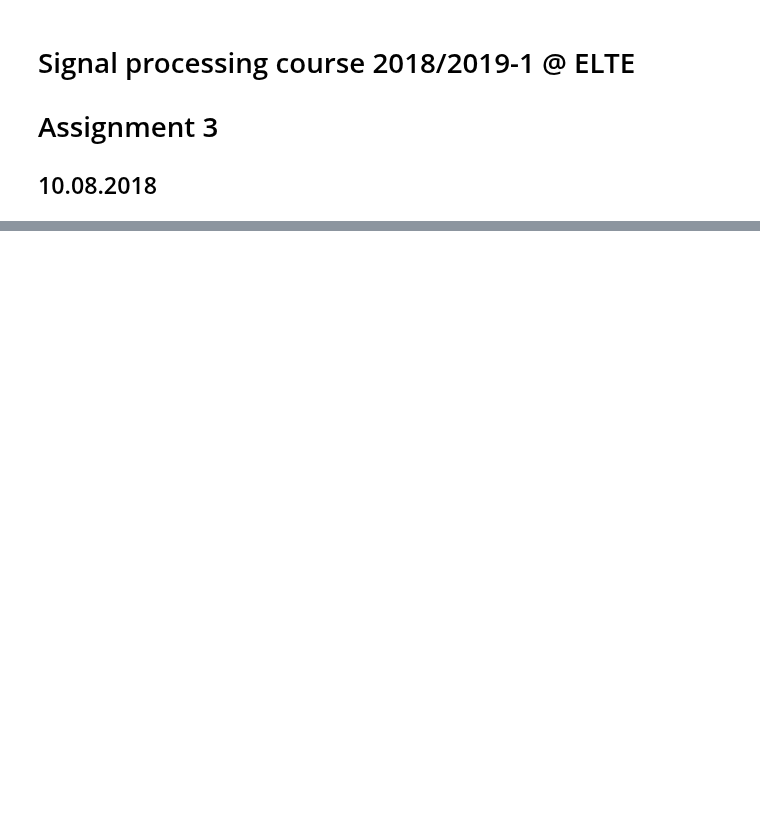
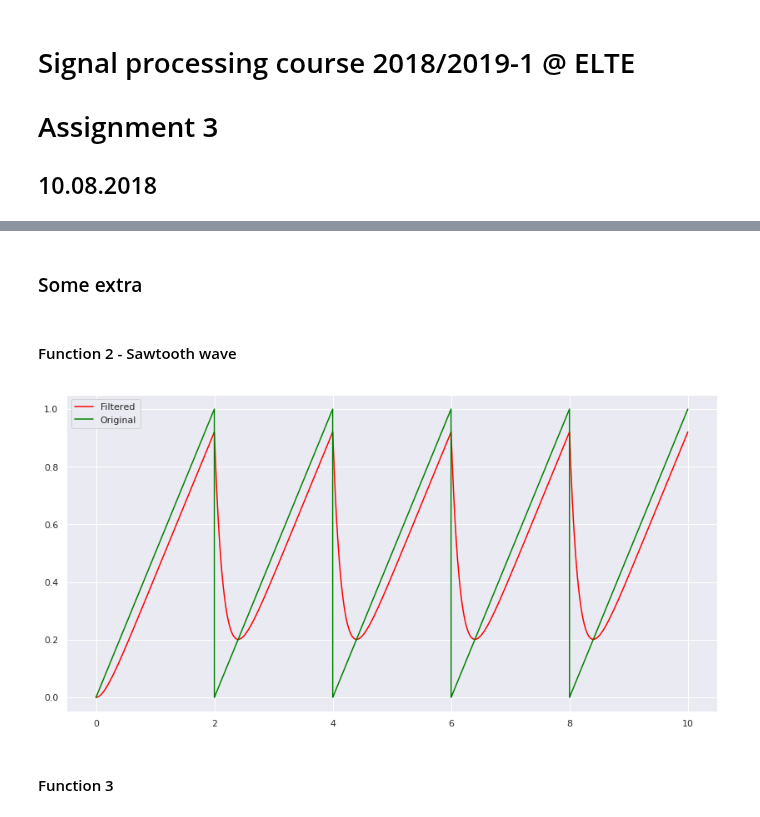
Before and after one commit to masterdesky/ELTE-signal-processing-2018, a Jupyter notebook: Assignment 3/Assignment 3.ipynb, the cells around one changed output, grey strips where cells are left out. Cells and saved outputs as stored; diff of their text form; code cells hidden in the pictures; blank space fills up the shorter version.

```diff
--- a/Assignment 3/Assignment 3.ipynb
+++ b/Assignment 3/Assignment 3.ipynb
@@ -75,0 +343,51 @@ tau = LPF_R * LPF_C
+# %% [markdown]
+### Some extra
+# %% [markdown]
+#### Function 2 - Sawtooth wave
+# %%
+def f_2(t, h_max, T):
+    '''
+    Input parameters:
+
+    't': time in seconds
+    'h_max': maximum value of a 'tooth'
+    'T': period of signal
+    '''
+
+    # Sampling rate: 1000 Hz/second
+    SampRate = t * 1000
+    time = np.linspace(0, t, SampRate, endpoint=True)
+
+    # np.array for containting values of current function
+    signal = np.empty(SampRate)
+
+    i = 0
+    while(i < SampRate):
+        signal[i] = h_max * (((t/SampRate) * i) % T) / T
+        i += 1
+
+    return(time, signal)
+# %%
+# Order if filter
+order_2 = 1
+
+# length of signal in seconds
+t_2 = 10
+
+h_max_2 = 1
+T_2 = 2
+
+time_2, signal_in_2 = f_2(t_2, h_max_2, T_2)
+lfp_output_2 = LFP(t_2, tau, signal_in_2, order_2)
+# %%
+fig_2_lpf, axes_2_lpf = plt.subplots(figsize=(14,7))
+
+axes_2_lpf.plot(time_2, lfp_output_2, c="red", label="Filtered")
+axes_2_lpf.plot(time_2, signal_in_2, c="green", label="Original")
+
+plt.legend()
+plt.show()
+# %% [output]
+[figure, added]
+# %% [markdown]
+#### Function 3
```
Also changed, not shown: parts of 33 cells of this notebook.
